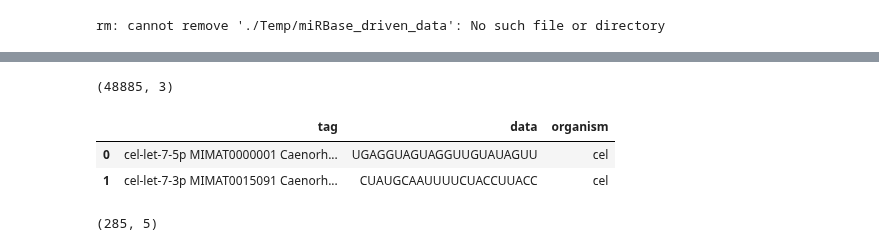
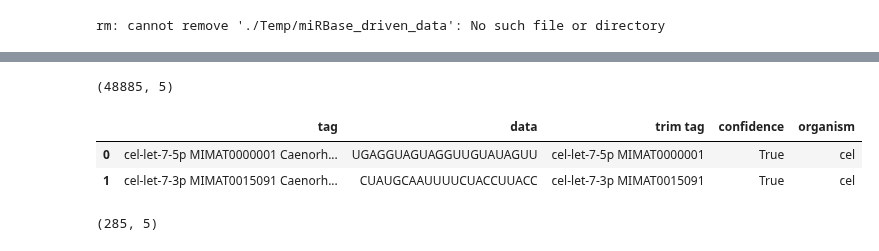
Before and after one commit to Ilia-Abolhasani/amir-p3, a Jupyter notebook: Code.ipynb, the cells around one changed output, grey strips where cells are left out. Saved outputs shown, nothing was run; the diff lists cells and outputs as text; code cells hidden in the pictures.

```diff
--- a/Code.ipynb
+++ b/Code.ipynb
@@ -192,15 +194,17 @@ organisms.txt.gz    100%[===================>]   6.68K  --.-KB/s    in 0s
+# %%
+mature = fasta_to_df(f'./{directory}/mature.fa')
+mature_high_conf = fasta_to_df(f'./{directory}/mature_high_conf.fa')
+mature['trim tag'] = mature['tag'].apply(lambda line: ' '.join(line.split(' ')[:2]))
+mature['confidence'] = mature['trim tag'].isin(mature_high_conf['tag'])
 # %%
-df = fasta_to_df(f'./{directory}/mature.fa')
-#df = fasta_to_df(f'./{directory}/hairpin_high_conf.fa')
-#df = fasta_to_df('./Data/mature_high_conf.fa')
-df['organism'] = df['tag'].apply(lambda x: x[:3])
-print(df.shape)
-df.head(2)
+mature['organism'] = mature['tag'].apply(lambda x: x[:3])
+print(mature.shape)
+mature.head(2)
 # %% [output]
-(48885, 3)
+(48885, 5)
-|  | tag | data | organism |
-| 0 | cel-let-7-5p MIMAT0000001 Caenorh... | UGAGGUAGUAGGUUGUAUAGUU | cel |
-| 1 | cel-let-7-3p MIMAT0015091 Caenorh... | CUAUGCAAUUUUCUACCUUACC | cel |
+|  | tag | data | trim tag | confidence | organism |
+| 0 | cel-let-7-5p MIMAT0000001 Caenorh... | UGAGGUAGUAGGUUGUAUAGUU | cel-let-7-5p MIMAT0000001 | True | cel |
+| 1 | cel-let-7-3p MIMAT0015091 Caenorh... | CUAUGCAAUUUUCUACCUUACC | cel-let-7-3p MIMAT0015091 | True | cel |
 # %%
 organism = pd.read_csv(f'./{directory}/organisms.txt',sep='\t')
 organism.columns = [c.replace('#','') for c in organism.columns] # remove sharp from columns
```
Also changed, not shown: parts of 34 cells of this notebook.
